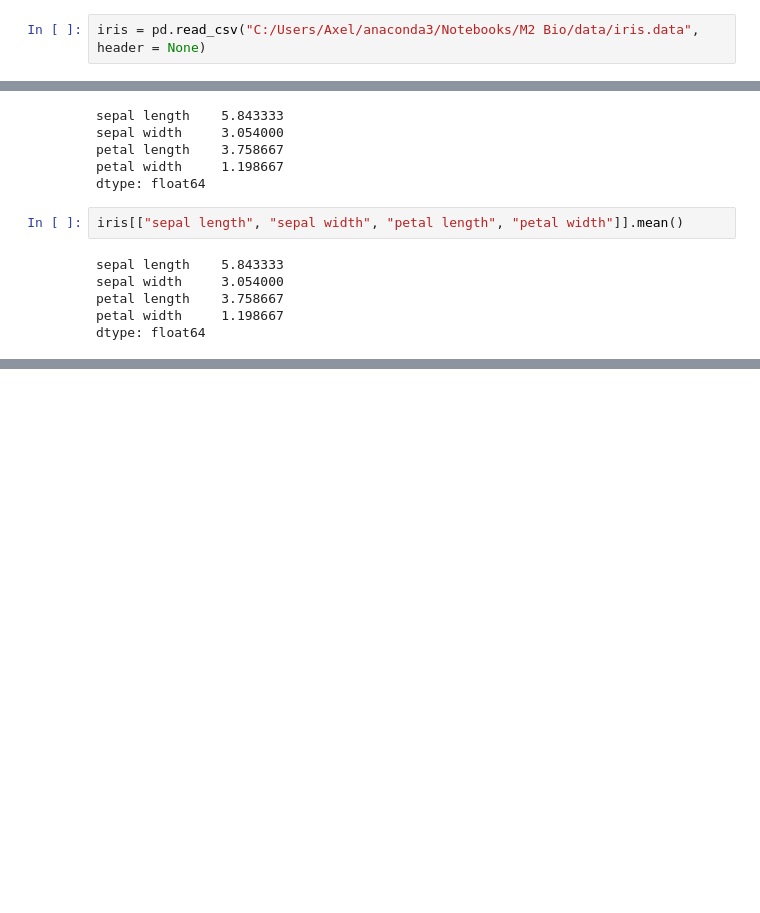
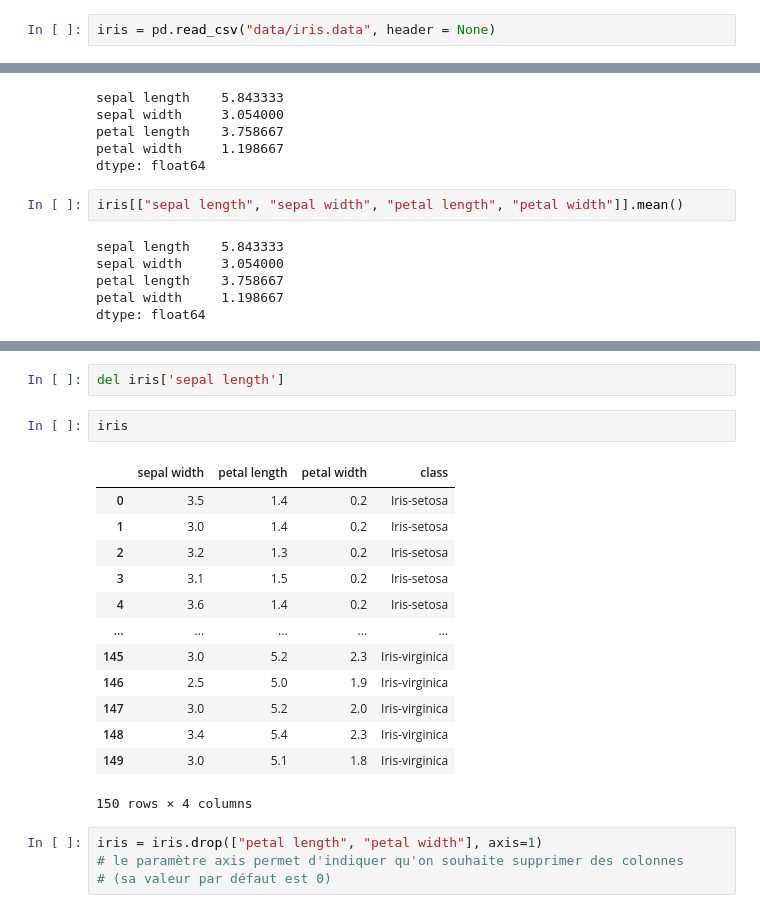
Before and after one commit to axelguerinoctave/M2Bio, a Jupyter notebook: TP 2.ipynb, the cells around one changed output, grey strips where cells are left out. Drawn from its saved outputs; the diff is of its cells as text; blank space fills up the shorter version.

```diff
--- a/TP 2.ipynb
+++ b/TP 2.ipynb
@@ -59,7 +59,7 @@ titanic
 | 886 | 0 | 3 | Mr. Patrick Dooley | male | 32.0 | 0 | 0 | 7.7500 |
 887 rows × 8 columns
 # %%
-iris = pd.read_csv("C:/Users/Axel/anaconda3/Notebooks/M2 Bio/data/iris.data", header = None)
+iris = pd.read_csv("data/iris.data", header = None)
 # %% [markdown]
 Attribute Information:
    1. sepal length in cm
@@ -145,0 +162,22 @@ dtype: float64
+# %%
+del iris['sepal length']
+# %%
+iris
+# %% [output]
+|  | sepal width | petal length | petal width | class |
+| 0 | 3.5 | 1.4 | 0.2 | Iris-setosa |
+| 1 | 3.0 | 1.4 | 0.2 | Iris-setosa |
+| 2 | 3.2 | 1.3 | 0.2 | Iris-setosa |
+| 3 | 3.1 | 1.5 | 0.2 | Iris-setosa |
+| 4 | 3.6 | 1.4 | 0.2 | Iris-setosa |
+| ... | ... | ... | ... | ... |
+| 145 | 3.0 | 5.2 | 2.3 | Iris-virginica |
+| 146 | 2.5 | 5.0 | 1.9 | Iris-virginica |
+| 147 | 3.0 | 5.2 | 2.0 | Iris-virginica |
+| 148 | 3.4 | 5.4 | 2.3 | Iris-virginica |
+| 149 | 3.0 | 5.1 | 1.8 | Iris-virginica |
+150 rows × 4 columns
+# %%
+iris = iris.drop(["petal length", "petal width"], axis=1)
+# le paramètre axis permet d'indiquer qu'on souhaite supprimer des colonnes
+# (sa valeur par défaut est 0)
```
Also changed, not shown: parts of 20 cells of this notebook, 1 other file.
